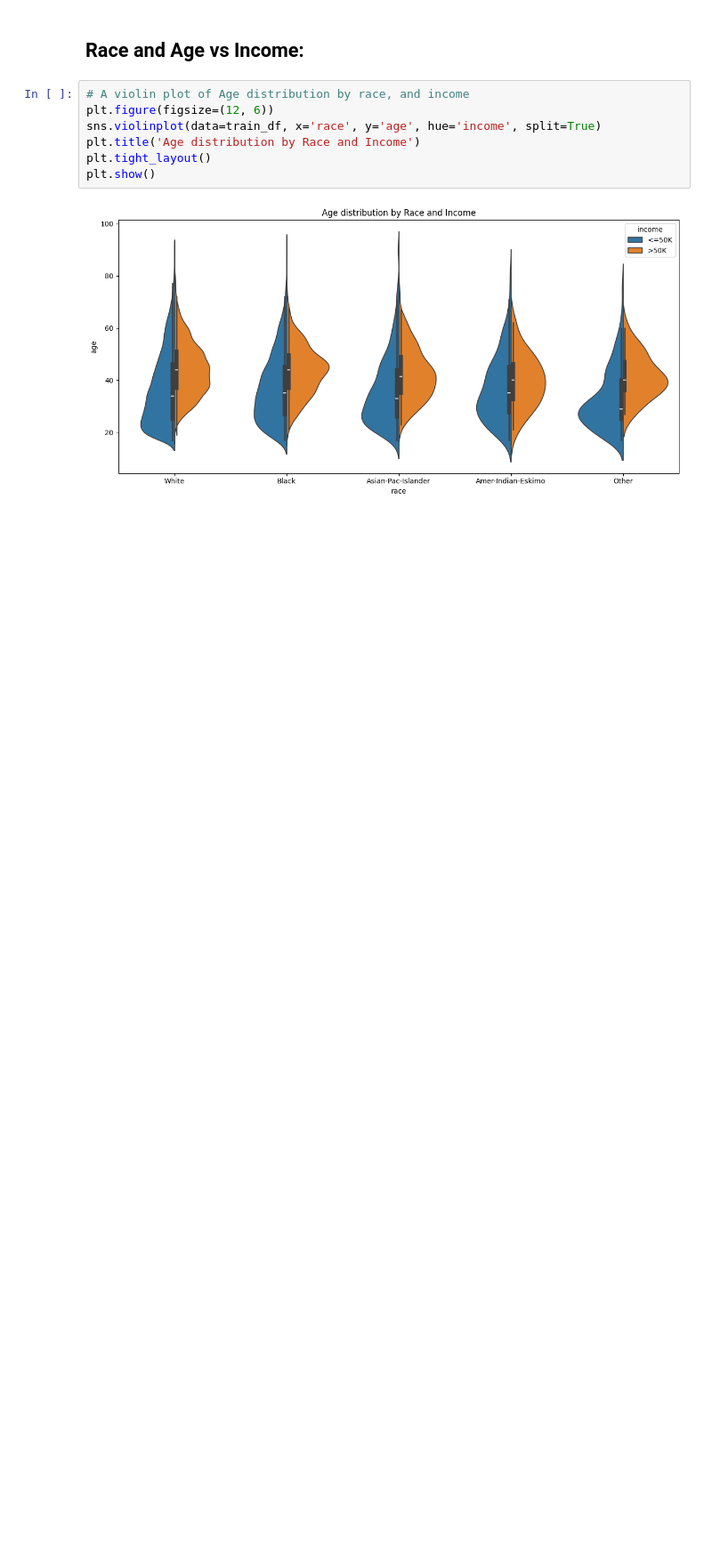
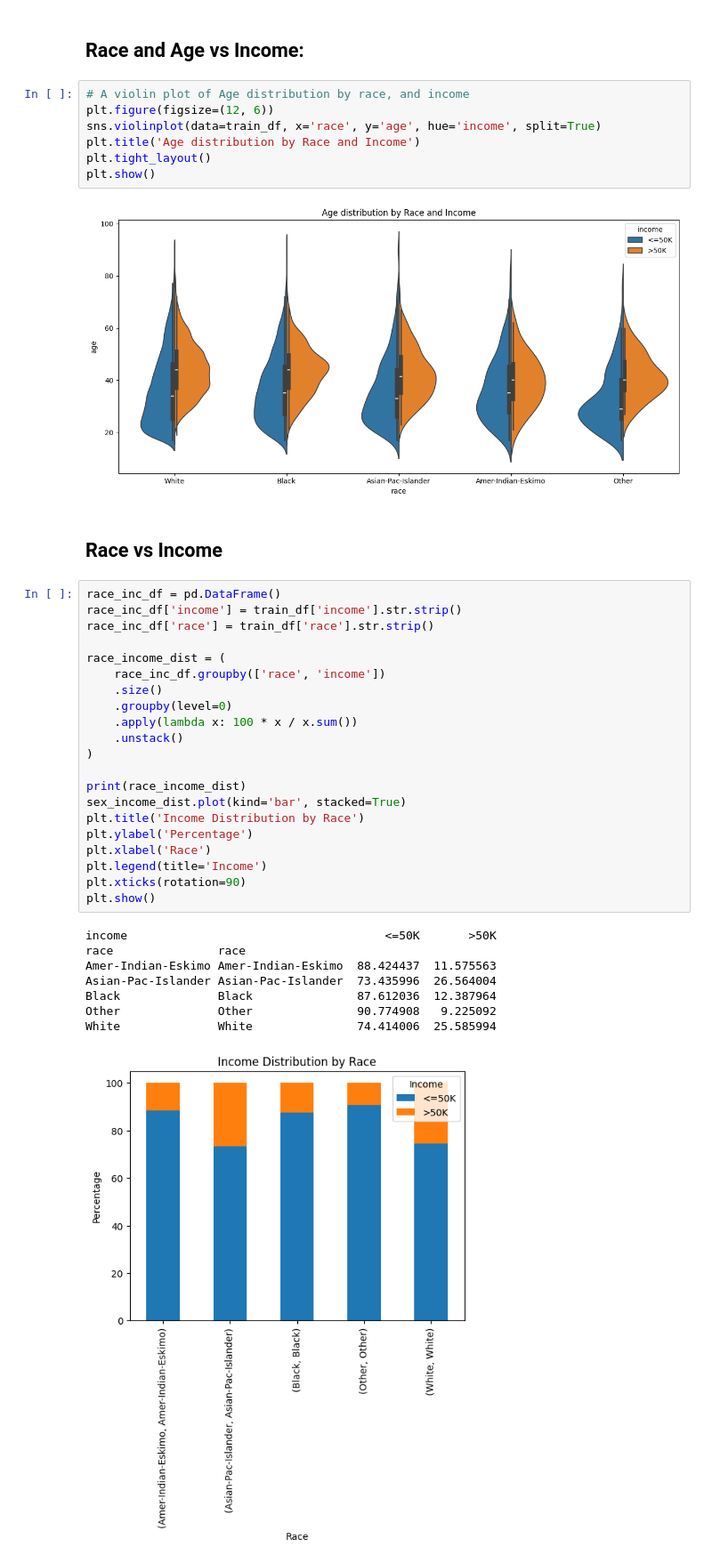
Before and after one commit to avr1/CS6140FinalProject, a Jupyter notebook: src/feature_analysis.ipynb, the cells around one changed output. Shown at 89% size. Drawn from its saved outputs; the diff is of its cells as text; blank space fills up the shorter version.

Commit message:
race vs income chart

```diff
--- a/src/feature_analysis.ipynb
+++ b/src/feature_analysis.ipynb
@@ -124,3 +123,35 @@ plt.tight_layout()
 plt.show()
 # %% [output]
 [figure]
+# %% [markdown]
+## Race vs Income
+# %%
+race_inc_df = pd.DataFrame()
+race_inc_df['income'] = train_df['income'].str.strip()
+race_inc_df['race'] = train_df['race'].str.strip()
+
+race_income_dist = (
+    race_inc_df.groupby(['race', 'income'])
+    .size()
+    .groupby(level=0)
+    .apply(lambda x: 100 * x / x.sum())
+    .unstack()
+)
+
+print(race_income_dist)
+sex_income_dist.plot(kind='bar', stacked=True)
+plt.title('Income Distribution by Race')
+plt.ylabel('Percentage')
+plt.xlabel('Race')
+plt.legend(title='Income')
+plt.xticks(rotation=90)
+plt.show()
+# %% [output]
+income                                     <=50K       >50K
+race               race
+Amer-Indian-Eskimo Amer-Indian-Eskimo  88.424437  11.575563
+Asian-Pac-Islander Asian-Pac-Islander  73.435996  26.564004
+Black              Black               87.612036  12.387964
+Other              Other               90.774908   9.225092
+White              White               74.414006  25.585994
+[figure, added]
```
Also changed, not shown: parts of 1 cell of this notebook, 1 other file.
